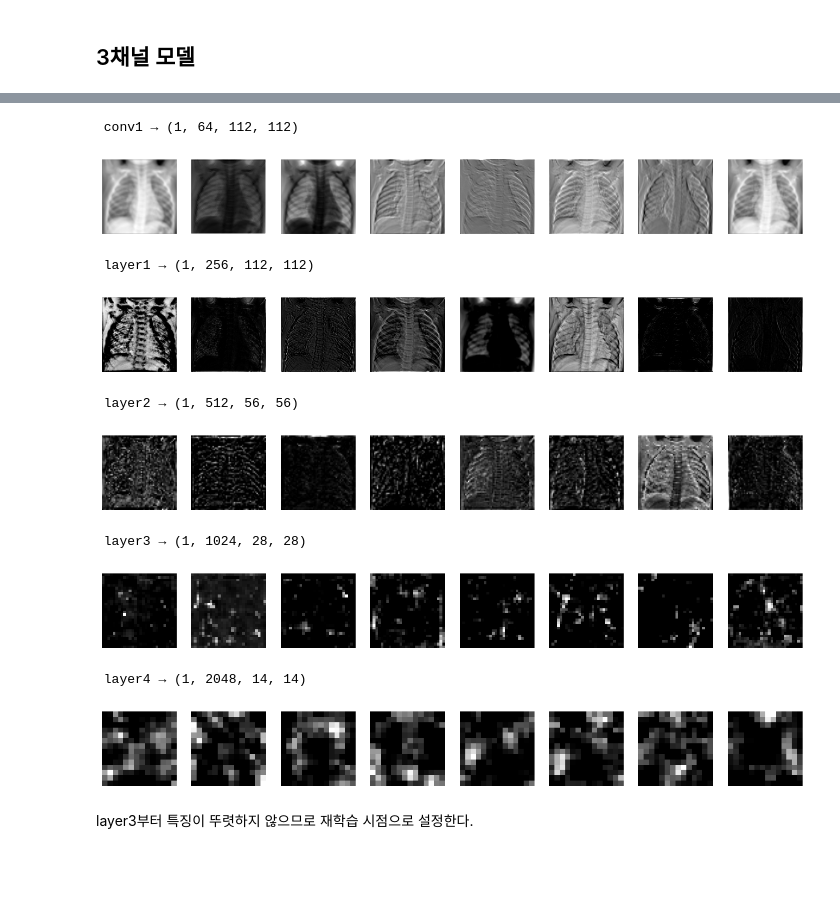
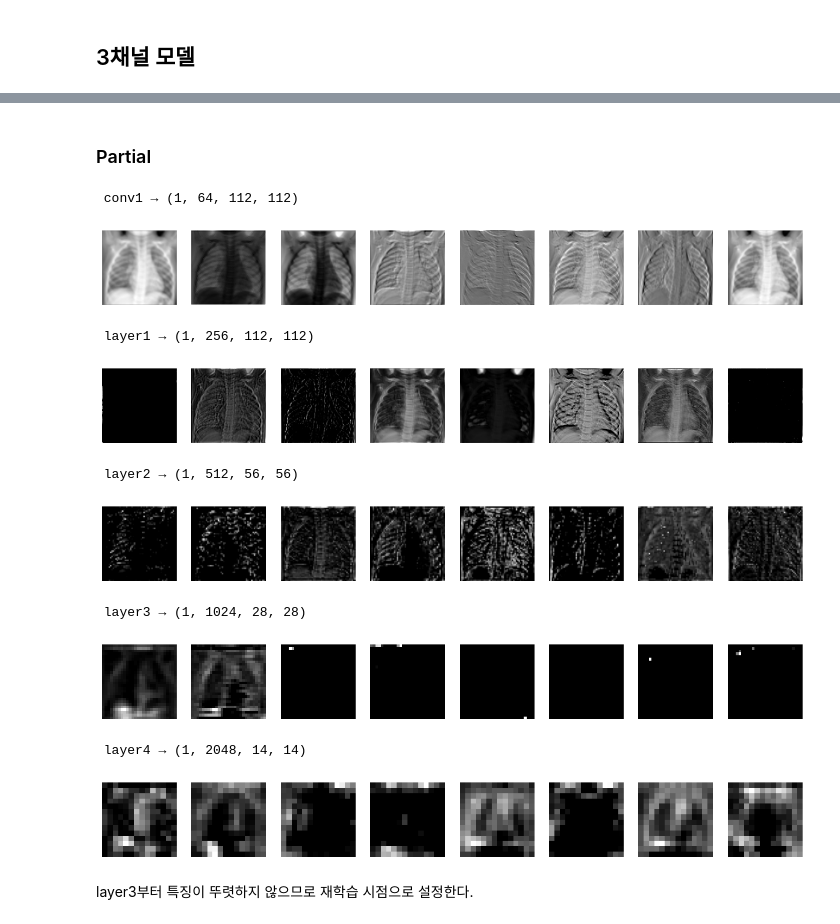
Before and after one commit to wonbywondev/ML-DL, a Jupyter notebook: 06_DL_Tuning/06_Xray.ipynb, the cells around one changed output, grey strips where cells are left out. Drawn from its saved outputs; the diff is of its cells as text; code cells hidden in the pictures; blank space fills up the shorter version.

```diff
--- a/06_DL_Tuning/06_Xray.ipynb
+++ b/06_DL_Tuning/06_Xray.ipynb
@@ -270,0 +279,15 @@ ch_1_test_dataloader = DataLoader(ch_1_test_dataset, batch_size=64, shuffle=Fals
+# %%
+import torch.nn as nn
+
+# 기본값 설정
+for param in CH_3_MODEL.parameters():
+    param.requires_grad = False
+
+# 출력층 수정
+in_features = CH_3_MODEL.fc.in_features
+CH_3_MODEL.fc = nn.Linear(in_features=in_features, out_features=2) # 1000 -> 2
+
+# 입력과 출력층
+print("\n[3채널 입력층과 출력층]")
+print(f"· 입력층: {CH_3_MODEL.conv1}")
+print(f"· 출력층: {CH_3_MODEL.fc}")
@@ -270,0 +300,21 @@ ch_1_test_dataloader = DataLoader(ch_1_test_dataset, batch_size=64, shuffle=Fals
+# %%
+ch_3_fr_model, ch_3_fr_device = CH_3_MODEL, CH_3_DEVICE
+# %%
+import torch.optim as optim
+
+# 손실함수
+CRITERION = nn.CrossEntropyLoss()
+
+# 모델·옵티마이저 설정
+print("[재학습 레이어]")
+params_to_update = []
+for name, param in ch_3_fr_model.named_parameters():
+    if param.requires_grad:
+        params_to_update.append(param)
+        print(f"· {name}")
+
+# 디바이스
+ch_3_fr_model = ch_3_fr_model.to(ch_3_fr_device)
+
+# 옵티마이저 할당
+ch_3_fr_optim = optim.Adam(params_to_update, lr=0.0005)
@@ -271,36 +443,38 @@ ch_1_test_dataloader = DataLoader(ch_1_test_dataset, batch_size=64, shuffle=Fals
+# %% [markdown]
+### Partial
 # %%
-ch_3_sample_image = ch_3_train_dataset[0][0]
+ch_3_sample_image = CH_3_TRAIN_DATASET[0][0].to(CH_3_DEVICE)
 
-layers_dict = dict(ch_3_model.named_children())
+layers_dict = dict(CH_3_MODEL.named_children())
 
 
 def show_feature(name, out, max_channels=8):
     fmap = out.squeeze(0).detach().cpu()
     num = min(max_channels, fmap.shape[0])
     fig, axes = plt.subplots(1, num, figsize=(15,4))
 
     for i, ax in enumerate(axes if num>1 else [axes]):
         ax.imshow(fmap[i], cmap="gray")
         ax.axis("off")
 
     print(f" {name} → {tuple(out.shape)}")
     plt.show()
 
 
 out = ch_3_sample_image.unsqueeze(0)
 for layer in ["conv1", "layer1", "layer2","layer3","layer4"]:
     out = layers_dict[layer](out)
     show_feature(layer, out)
 # %% [output]
  conv1 → (1, 64, 112, 112)
 [figure]
  layer1 → (1, 256, 112, 112)
-[figure, old version]
+[figure, new version]
  layer2 → (1, 512, 56, 56)
-[figure, old version]
+[figure, new version]
  layer3 → (1, 1024, 28, 28)
-[figure, old version]
+[figure, new version]
  layer4 → (1, 2048, 14, 14)
-[figure, old version]
+[figure, new version]
 # %% [markdown]
 layer3부터 특징이 뚜렷하지 않으므로 재학습 시점으로 설정한다.
```
Also changed, not shown: parts of 21 cells of this notebook.
